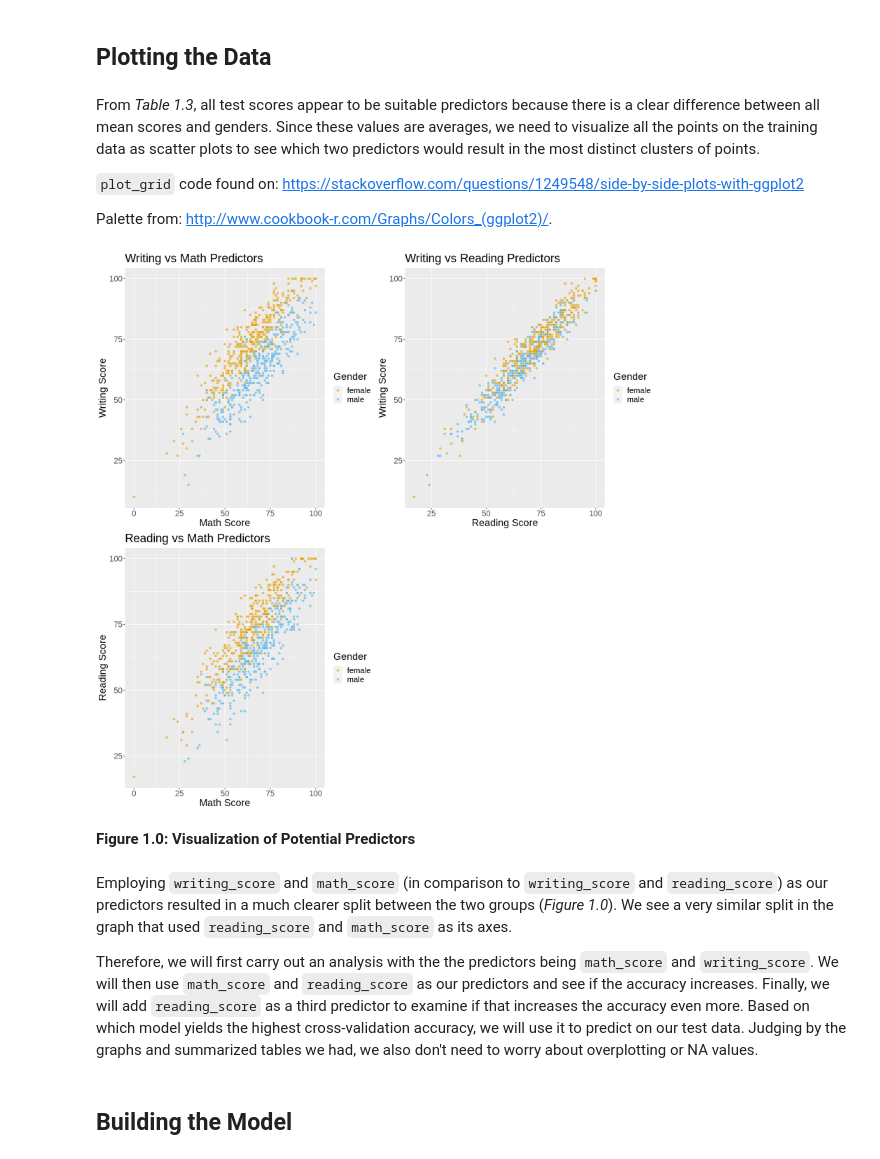
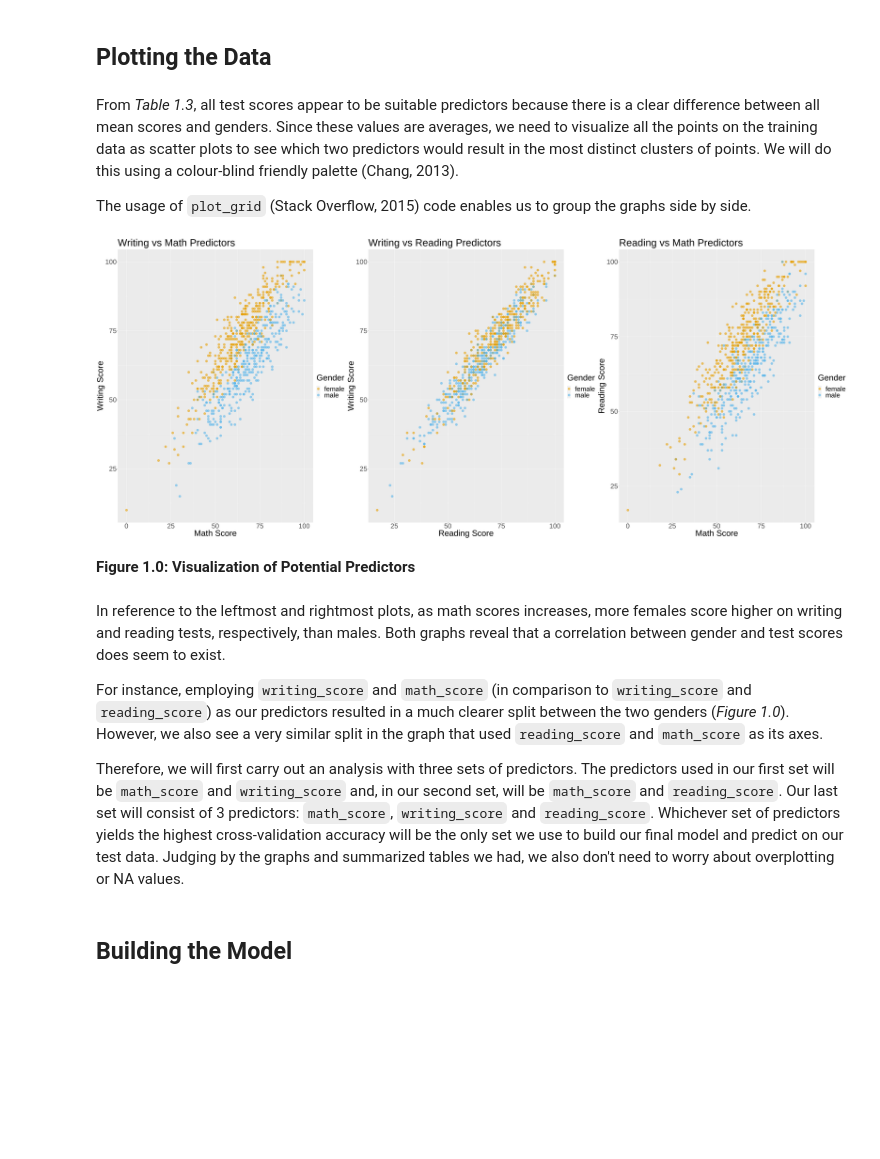
Before and after one commit to YCL69/DSCI-Group-Project, a Jupyter notebook: Project.ipynb, the cells around one changed output. Cells and saved outputs as stored; diff of their text form; code cells hidden in the pictures; blank space fills up the shorter version.

Commit message:
Add files via upload
updated with colorized conf-matrix and skeleton discussion

```diff
--- a/Project.ipynb
+++ b/Project.ipynb
@@ -130,53 +146,52 @@ A tibble: 2 × 4
 # %% [markdown]
 ## Plotting the Data
 # %% [markdown]
-From *Table 1.3*, all test scores appear to be suitable predictors because there is a clear difference between all mean scores and genders. Since these values are averages, we need to visualize all the points on the training data as scatter plots to see which two predictors would result in the most distinct clusters of points.
+From *Table 1.3*, all test scores appear to be suitable predictors because there is a clear difference between all mean scores and genders. Since these values are averages, we need to visualize all the points on the training data as scatter plots to see which two predictors would result in the most distinct clusters of points. We will do this using a colour-blind friendly palette (Chang, 2013).
 
-`plot_grid` code found on: https://stackoverflow.com/questions/1249548/side-by-side-plots-with-ggplot2
-
-Palette from: http://www.cookbook-r.com/Graphs/Colors_(ggplot2)/.
+The usage of `plot_grid` (Stack Overflow, 2015) code enables us to group the graphs side by side.
 # %%
-options(repr.plot.width = 15, repr.plot.height = 15)
+options(repr.plot.width = 50, repr.plot.height = 20)
 
 
 cbPalette <- c( "#E69F00", "#56B4E9","#999999", "#009E73", "#F0E442", "#0072B2", "#D55E00", "#CC79A7")
 ## using a colour-blind friendly palette
 
 
 math_writing <- perf_train %>%
               ggplot(aes(x= math_score, y = writing_score, colour = gender)) +
-              geom_point(alpha = 0.6) +
+              geom_point(alpha = 0.6, size = 5) +
               labs(x = "Math Score", y = "Writing Score", colour = "Gender") +
-              theme(text = element_text(size = 19)) +
+              theme(text = element_text(size = 40)) +
               scale_color_manual(values = cbPalette) +
               ggtitle("Writing vs Math Predictors")
 
 reading_writing <- perf_train %>%
               ggplot(aes(x= reading_score, y = writing_score, colour = gender)) +
-              geom_point(alpha = 0.6) +
+              geom_point(alpha = 0.6, size = 5) +
               labs(x = "Reading Score", y = "Writing Score", colour = "Gender") +
-              theme(text = element_text(size = 19)) +
+              theme(text = element_text(size = 40)) +
               scale_color_manual(values = cbPalette) +
               ggtitle("Writing vs Reading Predictors")
 
 reading_math <- perf_train %>%
               ggplot(aes(x= math_score, y = reading_score, colour = gender)) +
-              geom_point(alpha = 0.6) +
+              geom_point(alpha = 0.6, size = 5) +
               labs(x = "Math Score", y = "Reading Score", colour = "Gender") +
-              theme(text = element_text(size = 19)) +
+              theme(text = element_text(size = 40)) +
               scale_color_manual(values = cbPalette) +
               ggtitle("Reading vs Math Predictors")
 
-plot_grid(math_writing, reading_writing, reading_math)
+plot_grid(math_writing, reading_writing, reading_math, ncol=3)
 # %% [output]
-[figure, old version]
+[figure, new version]
 # %% [markdown]
 **Figure 1.0: Visualization of Potential Predictors**
 # %% [markdown]
-Employing `writing_score` and `math_score` (in comparison to `writing_score` and `reading_score`) as our predictors resulted in a much clearer split between the two groups (*Figure 1.0*). We see a very similar split in the graph that used `reading_score` and `math_score` as its axes.
+ In reference to the leftmost and rightmost plots, as math scores increases, more females score higher on writing and reading tests, respectively, than males. Both graphs reveal that a correlation between gender and test scores does seem to exist.
 
+For instance, employing `writing_score` and `math_score` (in comparison to `writing_score` and `reading_score`) as our predictors resulted in a much clearer split between the two genders (*Figure 1.0*). However, we also see a very similar split in the graph that used `reading_score` and `math_score` as its axes.
 
-Therefore, we will first carry out an analysis with the the predictors being `math_score` and `writing_score`. We will then use `math_score` and `reading_score` as our predictors and see if the accuracy increases. Finally, we will add `reading_score` as a third predictor to examine if that increases the accuracy even more. Based on which model yields the highest cross-validation accuracy, we will use it to predict on our test data. Judging by the graphs and summarized tables we had, we also don't need to worry about overplotting or NA values.
+Therefore, we will first carry out an analysis with three sets of predictors. The predictors used in our first set will be `math_score` and `writing_score` and, in our second set, will be `math_score` and `reading_score`. Our last set will consist of 3 predictors: `math_score`, `writing_score` and `reading_score`. Whichever set of predictors yields the highest cross-validation accuracy will be the only set we use to build our final model and predict on our test data. Judging by the graphs and summarized tables we had, we also don't need to worry about overplotting or NA values.
 # %% [markdown]
 ## Building the Model
 # %% [markdown]
```
Also changed, not shown: parts of 15 cells of this notebook.
